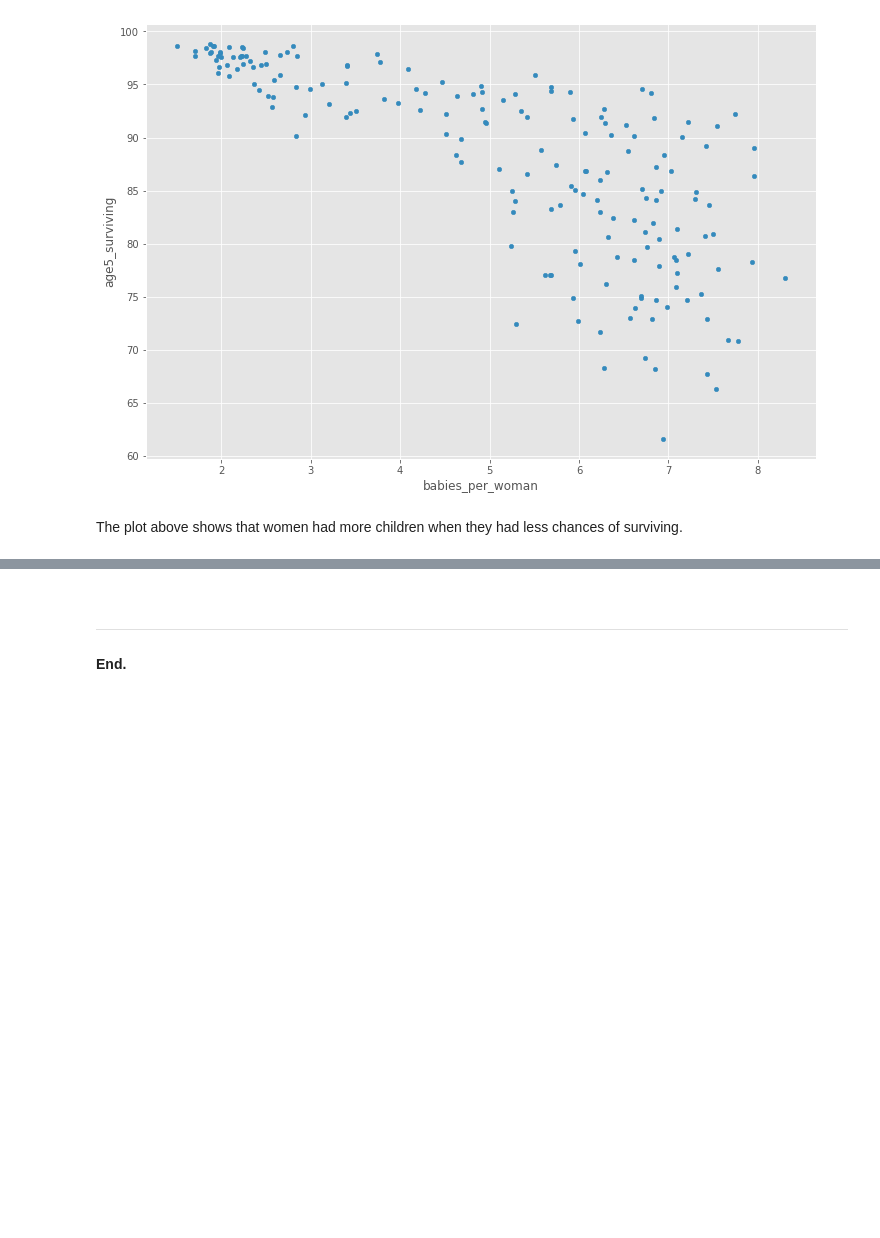
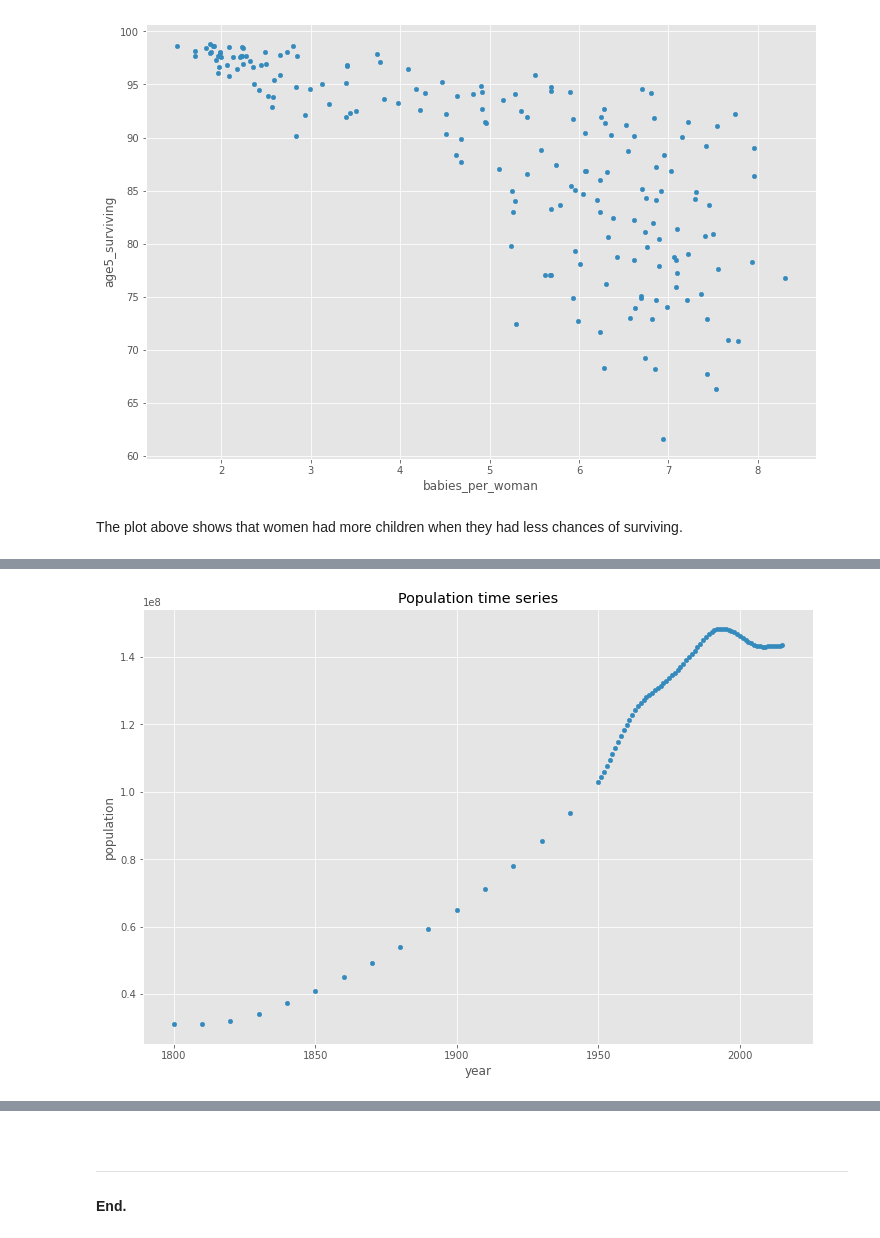
Before and after one commit to olgarozhdestvina/Data-Science-and-Machine-Learning, a Jupyter notebook: Data visualization/Gapminder.ipynb, the cells around one changed output, grey strips where cells are left out. Saved outputs shown, nothing was run; the diff lists cells and outputs as text; code cells hidden in the pictures; blank space fills up the shorter version.

Commit message:
Updated gapminder with two variable data visualization: time series and gdp vs population. Compared Russia with Japan and then China.

```diff
--- a/Data visualization/Gapminder.ipynb
+++ b/Data visualization/Gapminder.ipynb
@@ -117,0 +123,3 @@ interactive(children=(IntSlider(value=1973, description='year', max=2015, min=19
+# %%
+russia = gapminder.query('country == "Russia"')
+russia
@@ -117,0 +140,5 @@ interactive(children=(IntSlider(value=1973, description='year', max=2015, min=19
+# %%
+russia.plot.scatter('year', 'population')
+plt.title('Population time series');
+# %% [output]
+[figure, added]
```
Also changed, not shown: parts of 16 cells of this notebook.
